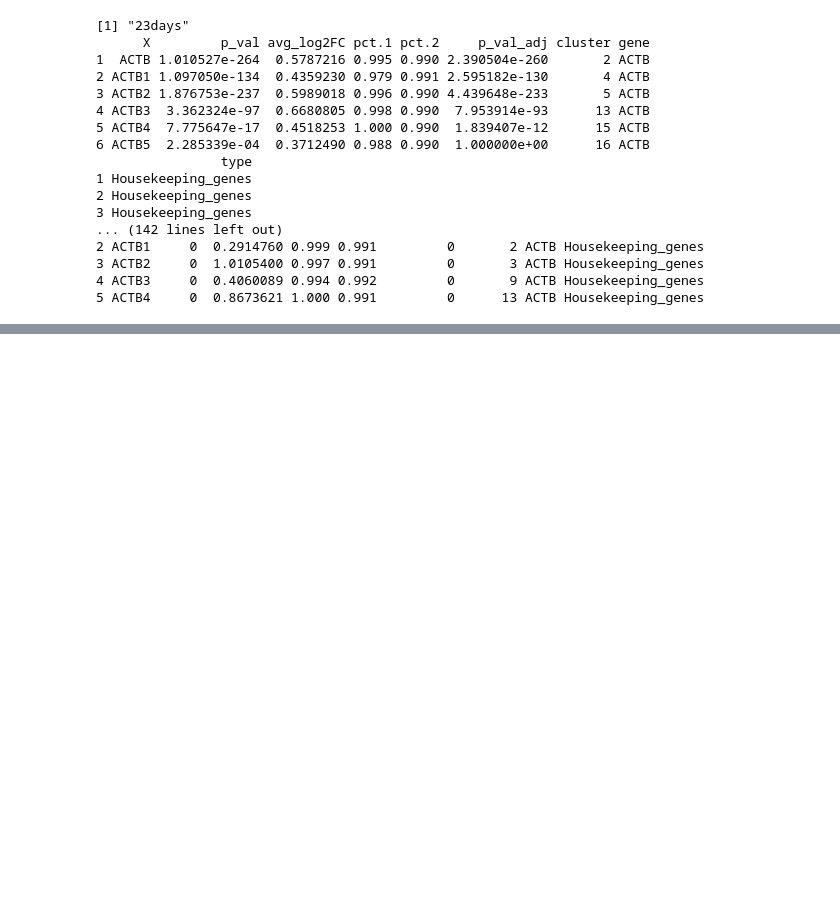
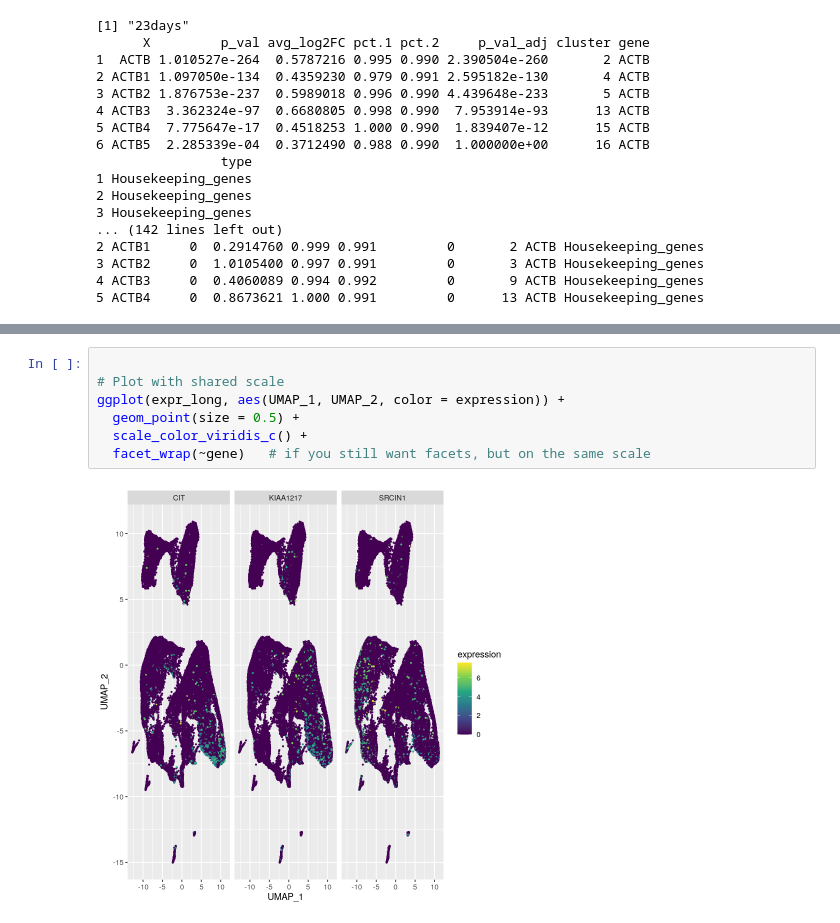
Before and after one commit to Maiolino-Au/Organoidi2024, a Jupyter notebook: SETTEMBRE/2_Genes_preliminary.ipynb, the cells around one changed output, grey strips where cells are left out. Drawn from its saved outputs; the diff is of its cells as text; blank space fills up the shorter version.

```diff
--- a/SETTEMBRE/2_Genes_preliminary.ipynb
+++ b/SETTEMBRE/2_Genes_preliminary.ipynb
@@ -150,0 +226,9 @@ for (file_name in timepoints) {
+# %%
+
+# Plot with shared scale
+ggplot(expr_long, aes(UMAP_1, UMAP_2, color = expression)) +
+  geom_point(size = 0.5) +
+  scale_color_viridis_c() +
+  facet_wrap(~gene)   # if you still want facets, but on the same scale
+# %% [output]
+[figure, added]
```
Also changed, not shown: parts of 9 cells of this notebook, 8 other files.
